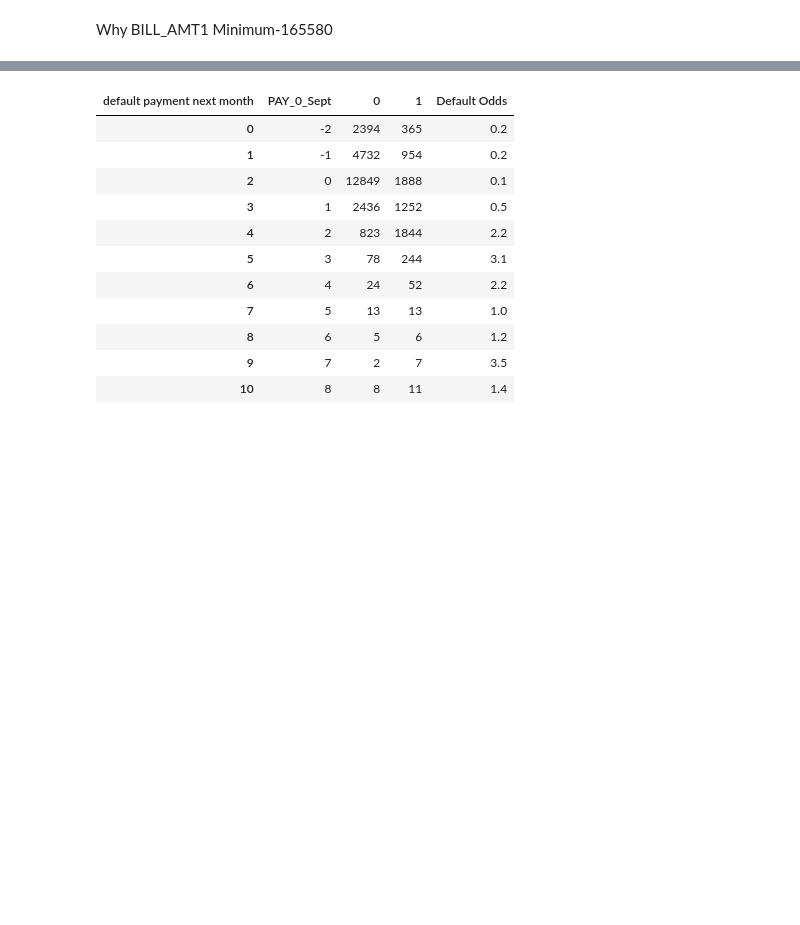
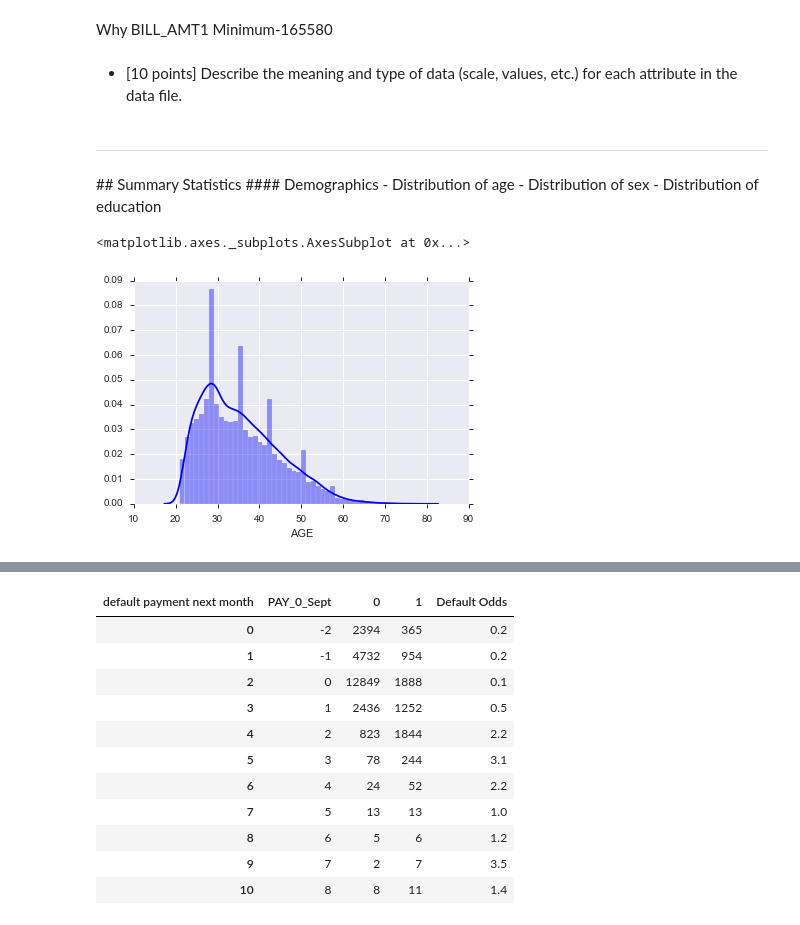
Before and after one commit to rlshuhart/MSDS7331_Project_1, a Jupyter notebook: MSDS7331_Project_1_Notebook.ipynb, the cells around one changed output, grey strips where cells are left out. Cells and saved outputs as stored; diff of their text form; code cells hidden in the pictures; blank space fills up the shorter version.

```diff
--- a/MSDS7331_Project_1_Notebook.ipynb
+++ b/MSDS7331_Project_1_Notebook.ipynb
@@ -224,3 +242,22 @@ Categorical data appears to be in better order now.
 1 month delays seems to be far more absent in months PAY_2_Aug to PAY_6_April, with PAY_5_May, PAY_6_April not having any at all. This seems rather odd. Only PAY_0_Sept of 1 seems to fit.
 # %% [markdown]
 Why BILL_AMT1 Minimum-165580<br>
+# %% [markdown]
+* [10 points] Describe the meaning and type of data (scale, values, etc.) for each
+attribute in the data file.
+# %% [markdown]
+<hr>
+## Summary Statistics
+#### Demographics
+- Distribution of age
+- Distribution of sex
+- Distribution of education
+# %%
+%matplotlib inline
+# Set up the matplotlib figure
+sns.despine(left=True)
+# Plot a historgram and kernel density estimate
+sns.distplot(cc_data['AGE'], color="b")
+# %% [output]
+<matplotlib.axes._subplots.AxesSubplot at 0x...>
+[figure, added]
```
Also changed, not shown: parts of 20 cells of this notebook, 1 other file.
